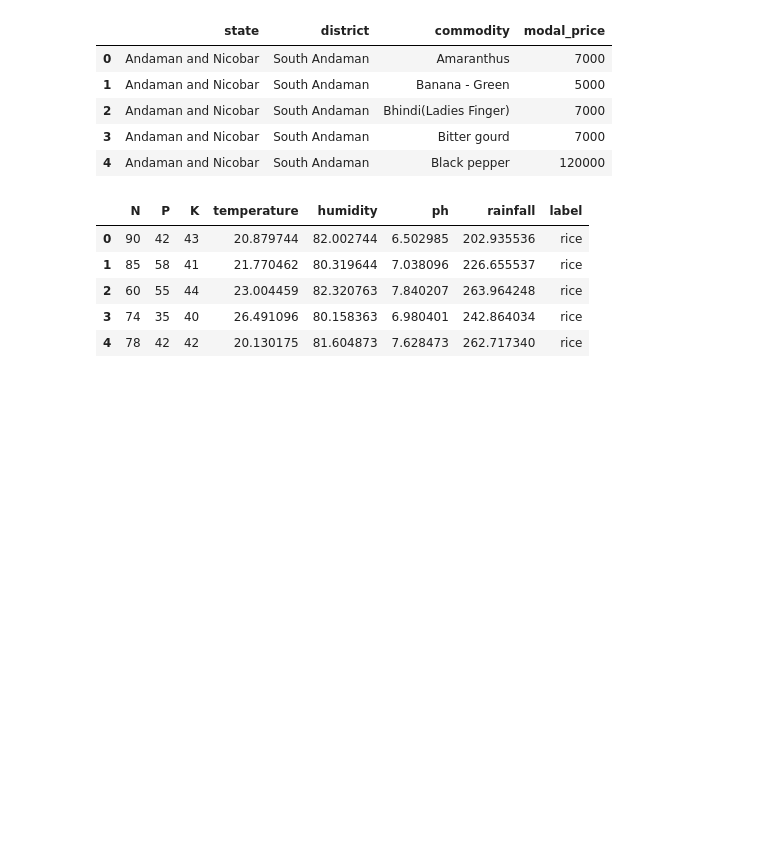
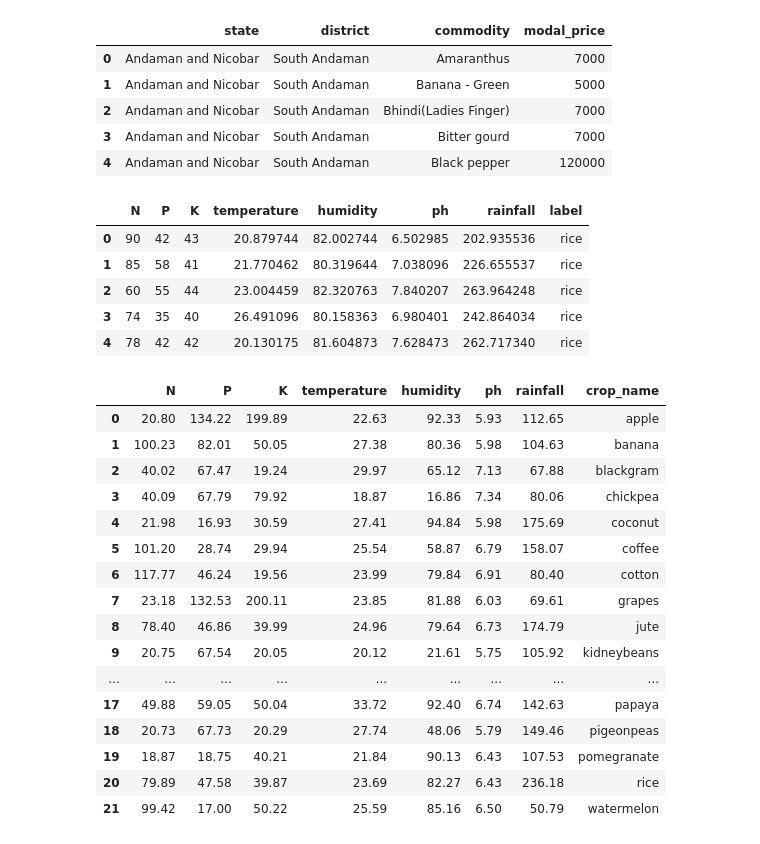
Before and after one commit to piyush-mk/TRINIT_ExeAI_ML, a Jupyter notebook: preprocess.ipynb, the cells around one changed output. Cells and saved outputs as stored; diff of their text form; code cells hidden in the pictures; blank space fills up the shorter version.

```diff
--- a/preprocess.ipynb
+++ b/preprocess.ipynb
@@ -222,3 +222,32 @@ df['temperature'] = df['temperature'].round(2)
 df['humidity'] = df['humidity'].round(2)
 df['ph'] = df['ph'].round(2)
 df['rainfall'] = df['rainfall'].round(2)
+# %%
+#average the values of the same crop
+df = df.groupby(['label']).mean()
+# %%
+#index reset
+df.reset_index(inplace=True)
+# %%
+#drop the label column
+df.drop(['label'],axis=1,inplace=True)
+# %%
+df.head(30)
+# %% [output]
+|  | N | P | K | temperature | humidity | ph | rainfall | crop_name |
+| 0 | 20.80 | 134.22 | 199.89 | 22.63 | 92.33 | 5.93 | 112.65 | apple |
+| 1 | 100.23 | 82.01 | 50.05 | 27.38 | 80.36 | 5.98 | 104.63 | banana |
+| 2 | 40.02 | 67.47 | 19.24 | 29.97 | 65.12 | 7.13 | 67.88 | blackgram |
+| 3 | 40.09 | 67.79 | 79.92 | 18.87 | 16.86 | 7.34 | 80.06 | chickpea |
+| 4 | 21.98 | 16.93 | 30.59 | 27.41 | 94.84 | 5.98 | 175.69 | coconut |
+| 5 | 101.20 | 28.74 | 29.94 | 25.54 | 58.87 | 6.79 | 158.07 | coffee |
+| 6 | 117.77 | 46.24 | 19.56 | 23.99 | 79.84 | 6.91 | 80.40 | cotton |
+| 7 | 23.18 | 132.53 | 200.11 | 23.85 | 81.88 | 6.03 | 69.61 | grapes |
+| 8 | 78.40 | 46.86 | 39.99 | 24.96 | 79.64 | 6.73 | 174.79 | jute |
+| 9 | 20.75 | 67.54 | 20.05 | 20.12 | 21.61 | 5.75 | 105.92 | kidneybeans |
+| ... | ... | ... | ... | ... | ... | ... | ... | ... |
+| 17 | 49.88 | 59.05 | 50.04 | 33.72 | 92.40 | 6.74 | 142.63 | papaya |
+| 18 | 20.73 | 67.73 | 20.29 | 27.74 | 48.06 | 5.79 | 149.46 | pigeonpeas |
+| 19 | 18.87 | 18.75 | 40.21 | 21.84 | 90.13 | 6.43 | 107.53 | pomegranate |
+| 20 | 79.89 | 47.58 | 39.87 | 23.69 | 82.27 | 6.43 | 236.18 | rice |
+| 21 | 99.42 | 17.00 | 50.22 | 25.59 | 85.16 | 6.50 | 50.79 | watermelon |
```
Also changed, not shown: parts of 3 cells of this notebook, 3 other files.
